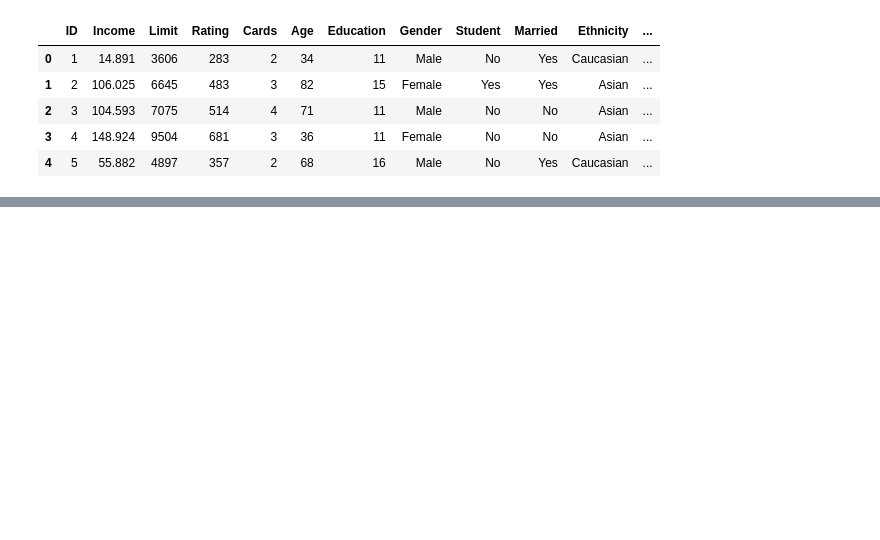
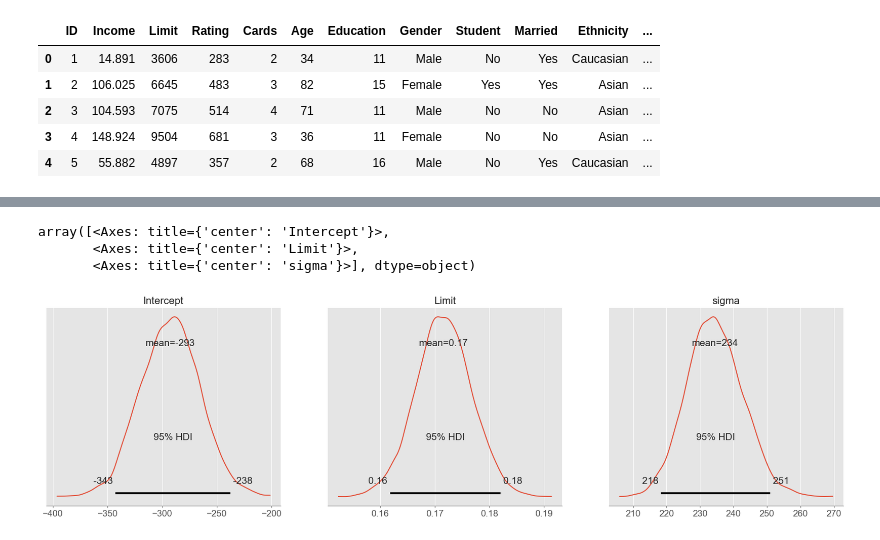
Before and after one commit to dave1b/TSM_BayMachLe, a Jupyter notebook: 06_week/Exercises/Exercise_week_6.ipynb, the cells around one changed output, grey strips where cells are left out. Cells and saved outputs as stored; diff of their text form; code cells hidden in the pictures; blank space fills up the shorter version.

```diff
--- a/06_week/Exercises/Exercise_week_6.ipynb
+++ b/06_week/Exercises/Exercise_week_6.ipynb
@@ -53,0 +87,7 @@ linear_model_fit = linear_model.fit(draws=2000, tune=2000)
+# %%
+pm.plot_posterior(credit_trace1, hdi_prob=0.95)
+# %% [output]
+array([<Axes: title={'center': 'Intercept'}>,
+       <Axes: title={'center': 'Limit'}>,
+       <Axes: title={'center': 'sigma'}>], dtype=object)
+[figure, added]
```
Also changed, not shown: parts of 59 cells of this notebook, 1 other file.
